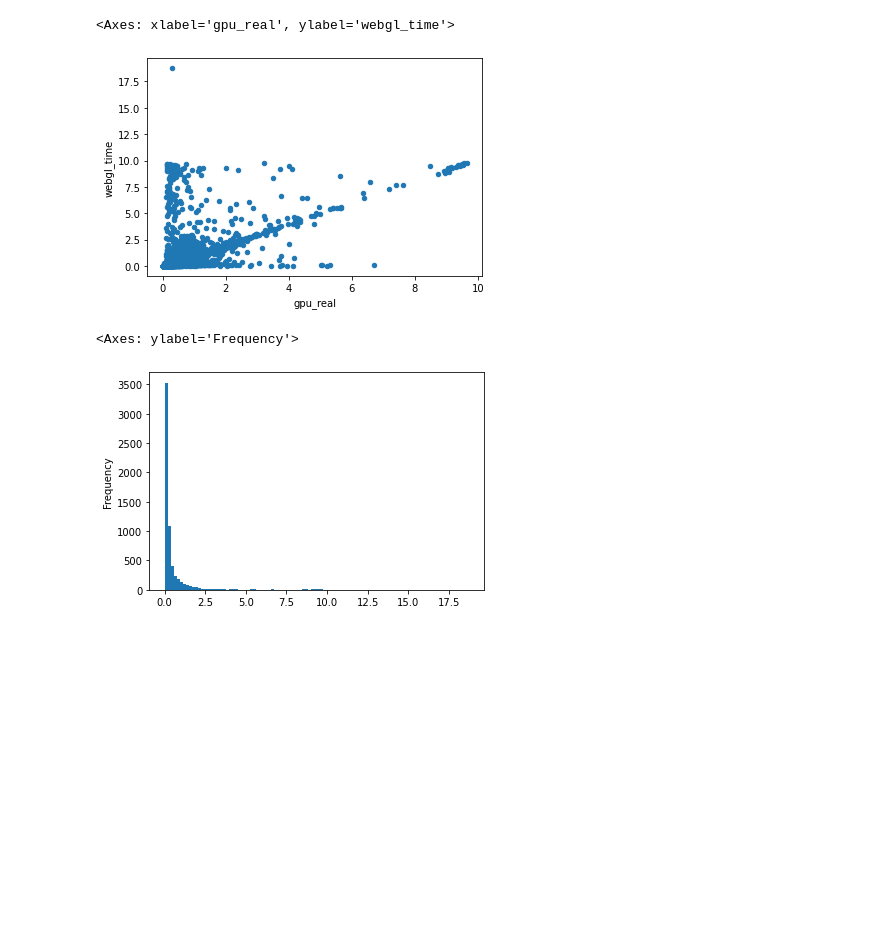
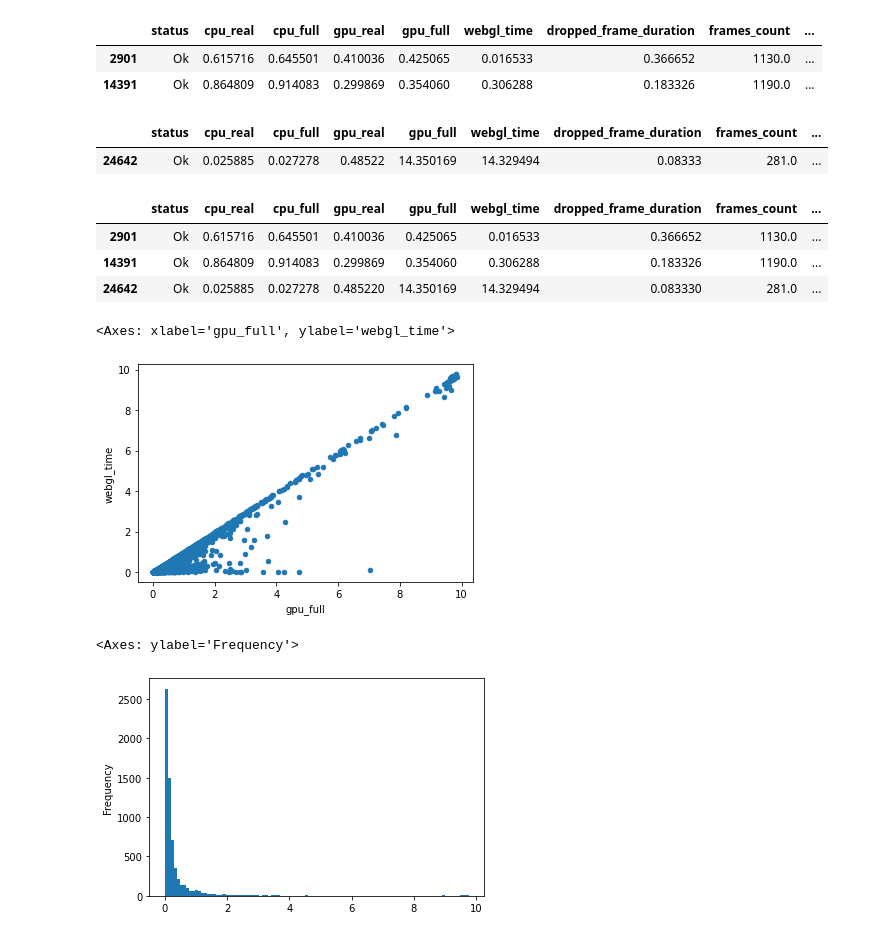
Before and after one commit to yudshj/WebGL-Empirical-Study-new, a Jupyter notebook: 4-2.WWW/performance/2_analyze.ipynb, the cells around one changed output. Saved outputs shown, nothing was run; the diff lists cells and outputs as text; code cells hidden in the pictures; blank space fills up the shorter version.

```diff
--- a/4-2.WWW/performance/2_analyze.ipynb
+++ b/4-2.WWW/performance/2_analyze.ipynb
@@ -7,5 +8,5 @@ from sklearn.preprocessing import StandardScaler
 import matplotlib.pyplot as plt
 import numpy as np
 # %%
-df = pd.read_pickle('./output/df.pkl.zstd', compression='zstd')
+df = pd.read_pickle('./output/df_performance-win-0924.pkl.zstd', compression='zstd')
 # %%
@@ -48,10 +36,36 @@ df_webgl
+# %%
+tmp = df_webgl[df_webgl['frames_count'] > 700]
+assert len(tmp) < 5
+tmp
+# %% [output]
+|  | status | cpu_real | cpu_full | gpu_real | gpu_full | webgl_time | dropped_frame_duration | frames_count | ... |
+| 2901 | Ok | 0.615716 | 0.645501 | 0.410036 | 0.425065 | 0.016533 | 0.366652 | 1130.0 | ... |
+| 14391 | Ok | 0.864809 | 0.914083 | 0.299869 | 0.354060 | 0.306288 | 0.183326 | 1190.0 | ... |
+# %%
+tmp = df_webgl[df_webgl['webgl_time'] > 10.5]
+assert len(tmp) < 5
+tmp
+# %% [output]
+|  | status | cpu_real | cpu_full | gpu_real | gpu_full | webgl_time | dropped_frame_duration | frames_count | ... |
+| 24642 | Ok | 0.025885 | 0.027278 | 0.48522 | 14.350169 | 14.329494 | 0.08333 | 281.0 | ... |
+# %%
+wrong_index = (df_webgl['frames_count'] > 700) | (df_webgl['webgl_time'] > 10.5)
+assert(len(df_webgl[wrong_index]) < 5)
+tmp = df_webgl[wrong_index]
+df_webgl = df_webgl[~wrong_index]
+tmp
+# %% [output]
+|  | status | cpu_real | cpu_full | gpu_real | gpu_full | webgl_time | dropped_frame_duration | frames_count | ... |
+| 2901 | Ok | 0.615716 | 0.645501 | 0.410036 | 0.425065 | 0.016533 | 0.366652 | 1130.0 | ... |
+| 14391 | Ok | 0.864809 | 0.914083 | 0.299869 | 0.354060 | 0.306288 | 0.183326 | 1190.0 | ... |
+| 24642 | Ok | 0.025885 | 0.027278 | 0.485220 | 14.350169 | 14.329494 | 0.083330 | 281.0 | ... |
 # %%
-df_webgl[['gpu_real', 'webgl_time']].plot.scatter(x='gpu_real', y='webgl_time')
+df_webgl[['gpu_full', 'webgl_time']].plot.scatter(x='gpu_full', y='webgl_time')
 # %% [output]
-<Axes: xlabel='gpu_real', ylabel='webgl_time'>
+<Axes: xlabel='gpu_full', ylabel='webgl_time'>
-[figure, old version]
+[figure, new version]
 # %%
 df_webgl.webgl_time.plot.hist(bins=100)
 # %% [output]
 <Axes: ylabel='Frequency'>
-[figure, old version]
+[figure, new version]
```
Also changed, not shown: parts of 24 cells of this notebook, 7 other files.
